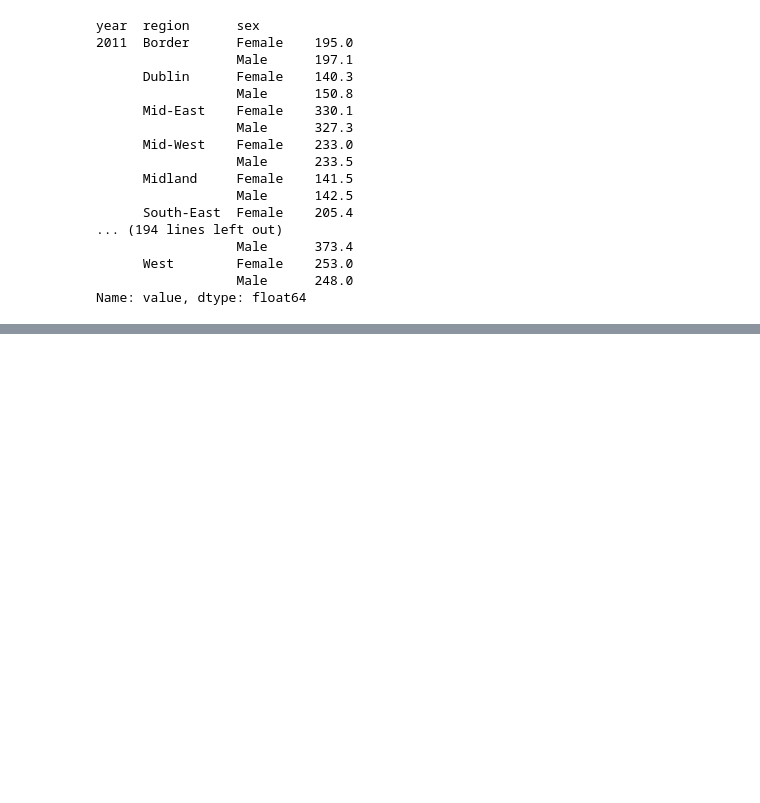
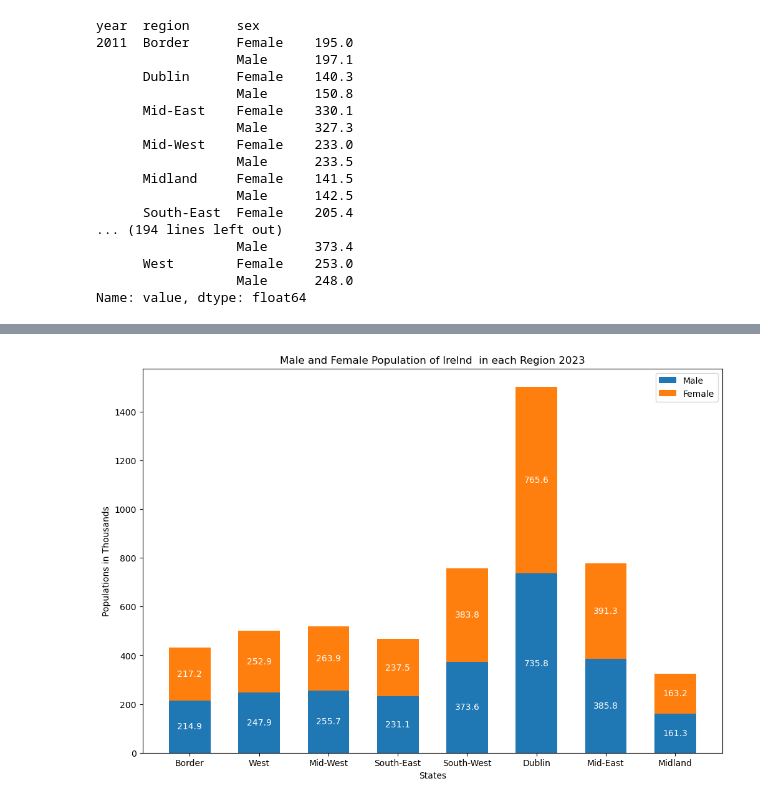
Before and after one commit to shyamghan17/Assignments, a Jupyter notebook: CA1.ipynb, the cells around one changed output, grey strips where cells are left out. Cells and saved outputs as stored; diff of their text form; code cells hidden in the pictures; blank space fills up the shorter version.

```diff
--- a/CA1.ipynb
+++ b/CA1.ipynb
@@ -677,0 +710,4 @@ NameError: name 'total' is not defined
+# %%
+male_female_pop_bar_2023.get_male_female_stack_bar()
+# %% [output]
+[figure, added]
```
Also changed, not shown: parts of 8 cells of this notebook, 1 other file.
